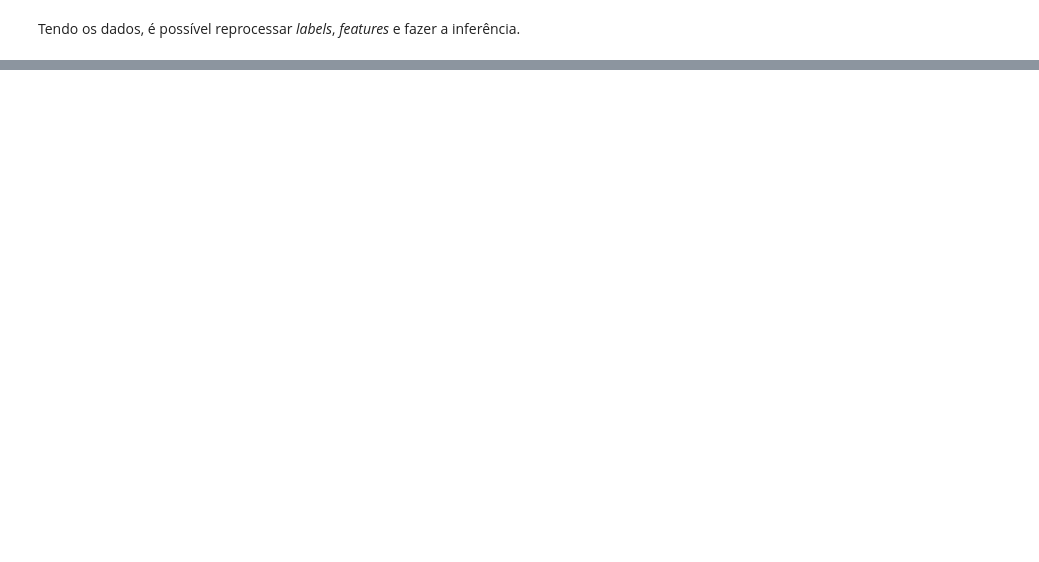
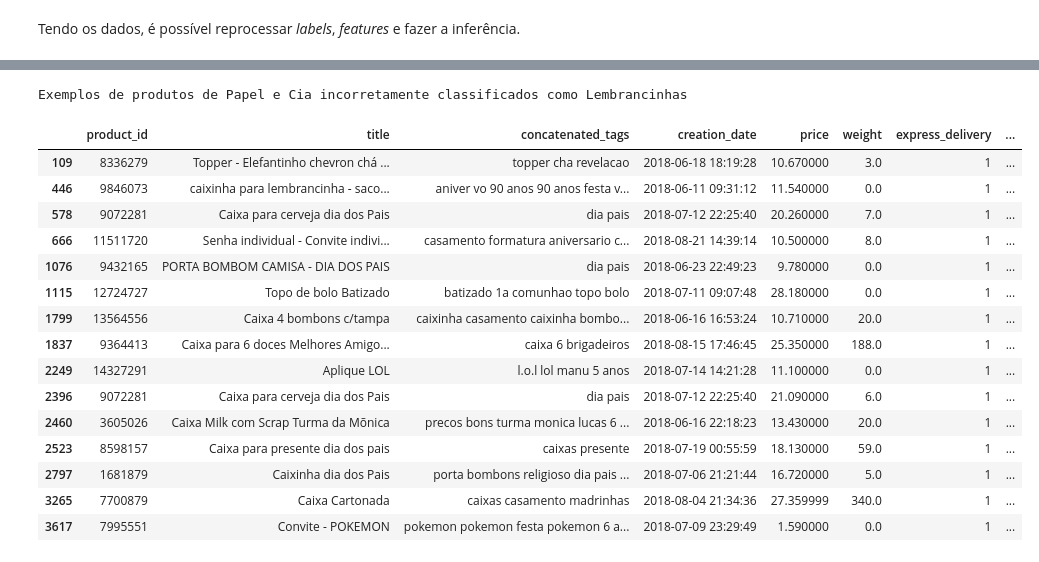
Before and after one commit to brunovilar/desafio-data-science-elo7, a Jupyter notebook: notebooks/03.1_Historico_de_Experimentos.ipynb, the cells around one changed output, grey strips where cells are left out. Cells and saved outputs as stored; diff of their text form; code cells hidden in the pictures; blank space fills up the shorter version.

```diff
--- a/notebooks/03.1_Historico_de_Experimentos.ipynb
+++ b/notebooks/03.1_Historico_de_Experimentos.ipynb
@@ -170,0 +216,27 @@ Features (10 de 612)
+# %%
+ENCODING_SORTED_LABELS = [label_encoder_model.inverse_transform([item])[0]
+                          for item in range(0, 6)]
+
+# Pré-processa e faz predições
+features = preprocessing_model.predict(frame)
+
+frame['pred'] = model.predict(features)
+frame['label'] = label_encoder_model.transform(frame.category)
+
+# Cria coluna com as probabilidades de cada item pertencer a uma categoria
+class_prob_frame = pd.DataFrame(model.predict_proba(features),
+                                columns=[f'Prob_{item.replace(" ", "_")}'
+                                         for item in ENCODING_SORTED_LABELS])
+
+# Atribui as colunas ao data frame (concatenar causa mudança de tipos)
+for column in class_prob_frame.columns:
+    frame[column] = class_prob_frame[column].apply(lambda x: f'{x * 100:.2f}%').to_numpy()
+
+# Separa os conjuntos de treinamento e validação
+cut_off_period = '2018-05'
+split_frame = set_dataset_split(frame, cut_off_period)
+
+training_frame = split_frame.loc[lambda f: f['group'] != 'test'].drop(columns=['group'])
+validation_frame = split_frame.loc[lambda f: f['group'] == 'test'].drop(columns=['group'])
+
+del class_prob_frame
@@ -170,0 +340,30 @@ Features (10 de 612)
+# %%
+def get_classification_examples(base_frame: pd.DataFrame, label: str, prediction: str, size=15) -> pd.DataFrame:
+    encoded_label = label_encoder_model.transform([label])[0]
+    encoded_prediction = label_encoder_model.transform([prediction])[0]
+
+    return (base_frame
+            .loc[lambda f: (f['label'] == encoded_label) & (f['pred'] == encoded_prediction)]
+            .head(size)
+           )
+
+display_side_by_side([get_classification_examples(validation_frame, 'Papel e Cia', 'Lembrancinhas')],
+                     ['Exemplos de produtos de <strong>Papel e Cia</strong> incorretamente classificados como <strong>Lembrancinhas</strong>'])
+# %% [output]
+Exemplos de produtos de Papel e Cia incorretamente classificados como Lembrancinhas
+|  | product_id | title | concatenated_tags | creation_date | price | weight | express_delivery | ... |
+| 109 | 8336279 | Topper - Elefantinho chevron chá ... | topper cha revelacao | 2018-06-18 18:19:28 | 10.670000 | 3.0 | 1 | ... |
+| 446 | 9846073 | caixinha para lembrancinha - saco... | aniver vo 90 anos 90 anos festa v... | 2018-06-11 09:31:12 | 11.540000 | 0.0 | 1 | ... |
+| 578 | 9072281 | Caixa para cerveja dia dos Pais | dia pais | 2018-07-12 22:25:40 | 20.260000 | 7.0 | 1 | ... |
+| 666 | 11511720 | Senha individual - Convite indivi... | casamento formatura aniversario c... | 2018-08-21 14:39:14 | 10.500000 | 8.0 | 1 | ... |
+| 1076 | 9432165 | PORTA BOMBOM CAMISA - DIA DOS PAIS | dia pais | 2018-06-23 22:49:23 | 9.780000 | 0.0 | 1 | ... |
+| 1115 | 12724727 | Topo de bolo Batizado | batizado 1a comunhao topo bolo | 2018-07-11 09:07:48 | 28.180000 | 0.0 | 1 | ... |
+| 1799 | 13564556 | Caixa 4 bombons c/tampa | caixinha casamento caixinha bombo... | 2018-06-16 16:53:24 | 10.710000 | 20.0 | 1 | ... |
+| 1837 | 9364413 | Caixa para 6 doces Melhores Amigo... | caixa 6 brigadeiros | 2018-08-15 17:46:45 | 25.350000 | 188.0 | 1 | ... |
+| 2249 | 14327291 | Aplique LOL | l.o.l lol manu 5 anos | 2018-07-14 14:21:28 | 11.100000 | 0.0 | 1 | ... |
+| 2396 | 9072281 | Caixa para cerveja dia dos Pais | dia pais | 2018-07-12 22:25:40 | 21.090000 | 6.0 | 1 | ... |
+| 2460 | 3605026 | Caixa Milk com Scrap Turma da Mõnica | precos bons turma monica lucas 6 ... | 2018-06-16 22:18:23 | 13.430000 | 20.0 | 1 | ... |
+| 2523 | 8598157 | Caixa para presente dia dos pais | caixas presente | 2018-07-19 00:55:59 | 18.130000 | 59.0 | 1 | ... |
+| 2797 | 1681879 | Caixinha dia dos Pais | porta bombons religioso dia pais ... | 2018-07-06 21:21:44 | 16.720000 | 5.0 | 1 | ... |
+| 3265 | 7700879 | Caixa Cartonada | caixas casamento madrinhas | 2018-08-04 21:34:36 | 27.359999 | 340.0 | 1 | ... |
+| 3617 | 7995551 | Convite - POKEMON | pokemon pokemon festa pokemon 6 a... | 2018-07-09 23:29:49 | 1.590000 | 0.0 | 1 | ... |
```
Also changed, not shown: parts of 22 cells of this notebook.
